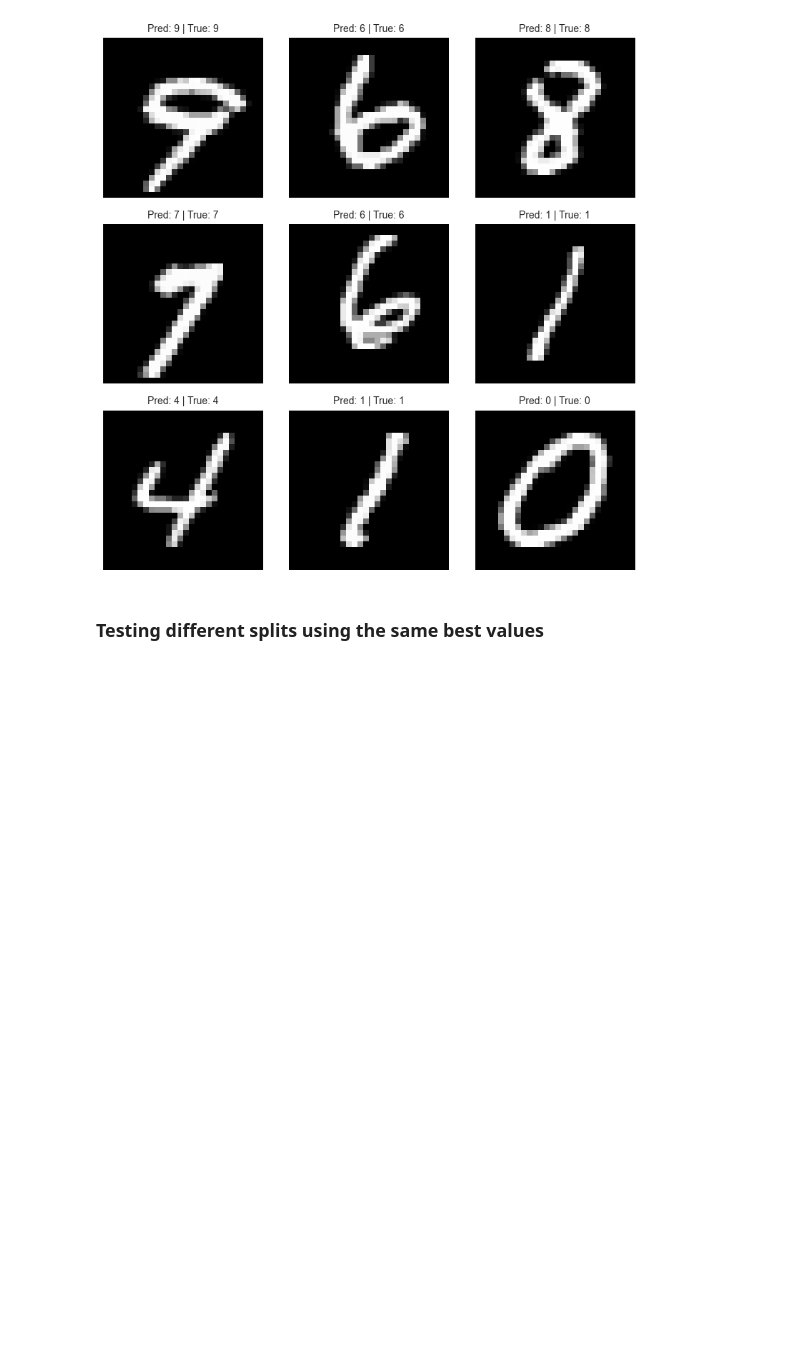
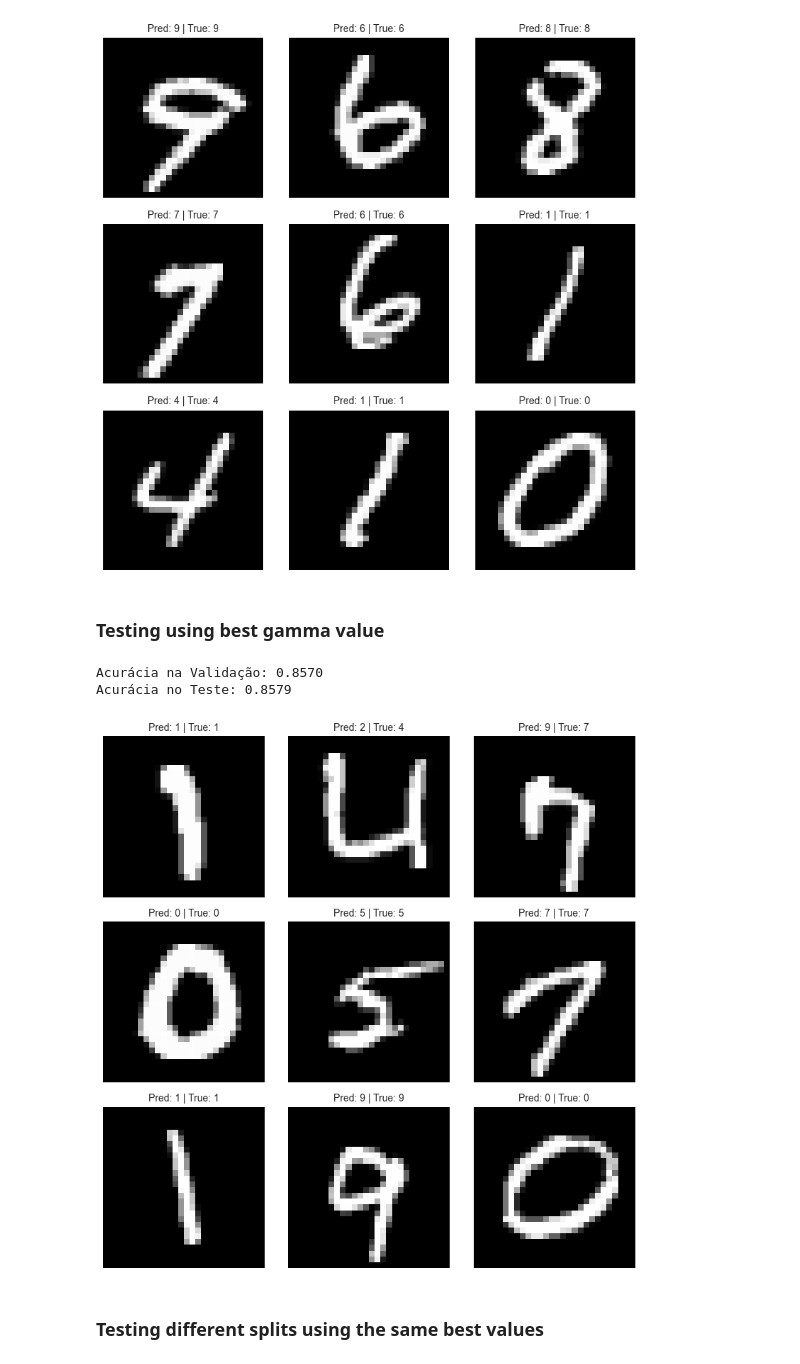
Before and after one commit to Gabp0/computer-vision, a Jupyter notebook: AT4/mnist-classification-with-svm.ipynb, the cells around one changed output. Drawn from its saved outputs; the diff is of its cells as text; code cells hidden in the pictures; blank space fills up the shorter version.

Commit message:
Add rbf training using best gamma

```diff
--- a/AT4/mnist-classification-with-svm.ipynb
+++ b/AT4/mnist-classification-with-svm.ipynb
@@ -19,10 +19,10 @@ def read_labels(filepath):
     return labels
 
 imgs_train = read_images("./Datasets/train-images.idx3-ubyte")
-imgs_test = read_images("./Datasets/t10k-images.idx3-ubyte")
+imgs_test = read_images("./Datasets/10k-images.idx3-ubyte")
 
 labels_train = read_labels("./Datasets/train-labels.idx1-ubyte")
-labels_test = read_labels("./Datasets/t10k-labels.idx1-ubyte")
+labels_test = read_labels("./Datasets/10k-labels.idx1-ubyte")
 
 imgs_svm = np.vstack([imgs_train, imgs_test])
 labels_svm = np.hstack([labels_train, labels_test])
@@ -225,6 +228,41 @@ plt.tight_layout()
 plt.show()
 # %% [output]
 [figure]
+# %% [markdown]
+### Testing using best gamma value
+# %%
+model_final = SVC(C=best_c, kernel='rbf', gamma=best_gamma)
+model_final.fit(train_images_scaled, train_labels)
+
+val_preds = model_final.predict(val_images_scaled)
+val_acc = accuracy_score(val_labels, val_preds)
+print(f"Acurácia na Validação: {val_acc:.4f}")
+
+test_images_scaled = scaler_svm.transform(test_imgs.reshape((-1, 28*28)))
+test_preds = model_final.predict(test_images_scaled)
+test_acc = accuracy_score(test_labels, test_preds)
+print(f"Acurácia no Teste: {test_acc:.4f}")
+# %% [output]
+Acurácia na Validação: 0.8570
+Acurácia no Teste: 0.8579
+# %%
+indices = np.random.choice(len(test_imgs), 9, replace=False)
+
+plt.figure(figsize=(8, 8))
+for i, idx in enumerate(indices):
+    img = test_imgs[idx]
+    pred = test_preds[idx]
+    true = test_labels[idx]
+
+    plt.subplot(3, 3, i + 1)
+    plt.imshow(img, cmap='gray')
+    plt.title(f'Pred: {pred} | True: {true}', fontsize=10)
+    plt.axis('off')
+
+plt.tight_layout()
+plt.show()
+# %% [output]
+[figure, added]
 # %% [markdown]
 ### Testing different splits using the same best values
 # %% [markdown]
```
Also changed, not shown: parts of 1 cell of this notebook.
